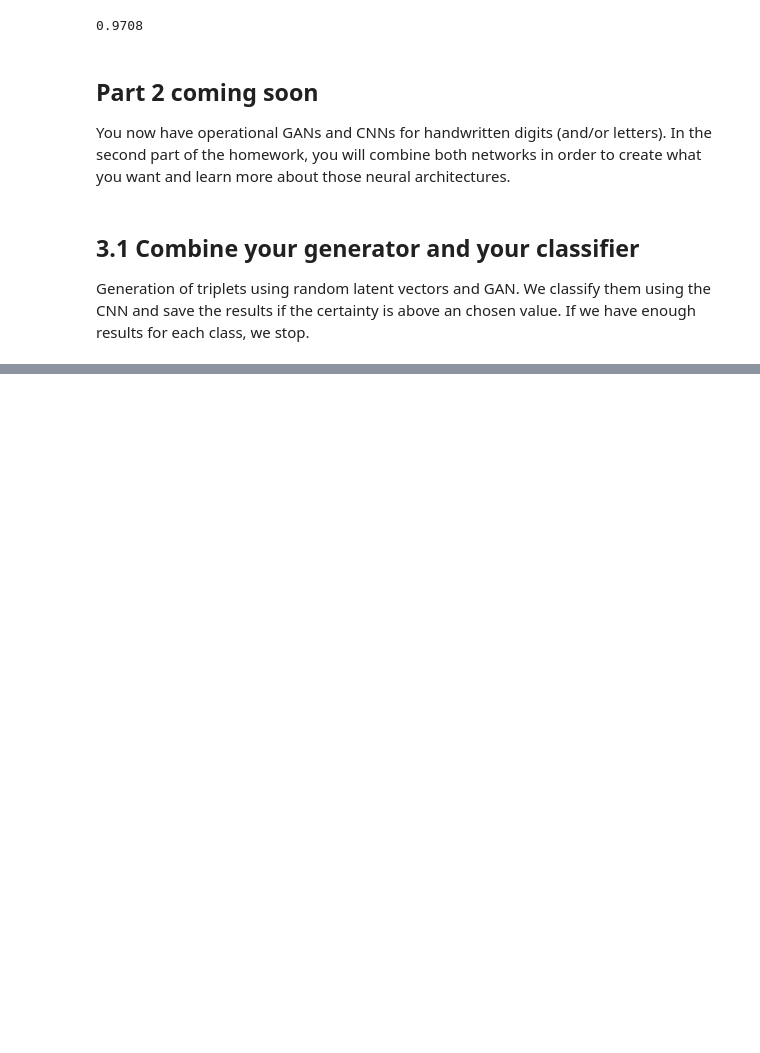
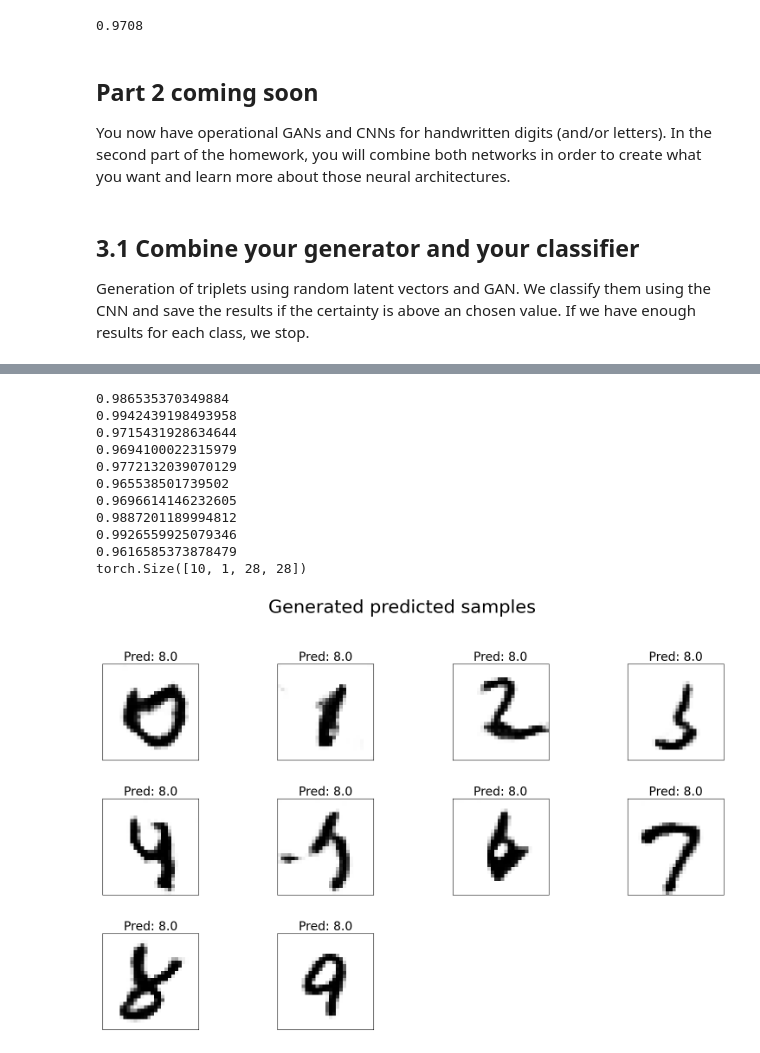
Before and after one commit to GiovanniFaldani/AlgorithmsInDataScience-Homework, a Jupyter notebook: HW3 - GAN and CNN part 1 - v2.ipynb, the cells around one changed output, grey strips where cells are left out. Saved outputs shown, nothing was run; the diff lists cells and outputs as text; code cells hidden in the pictures; blank space fills up the shorter version.

```diff
--- a/HW3 - GAN and CNN part 1 - v2.ipynb
+++ b/HW3 - GAN and CNN part 1 - v2.ipynb
@@ -1158 +1215,30 @@ showImages(average_images, generated=True, predicted=True, predicted_labels=labe
+# %%
+best_images = torch.randn(0)
+best_tensor = torch.randn(0)
+
+for i in range(10):
+    index = np.argmax(new_certanties[i])
+    print(new_certanties[i][index])
+    tensor_to_cat = new_tensor[i][index].view(1, 100)
+    best_tensor = torch.cat((best_tensor, tensor_to_cat), 0)
+
+    fake = generator(best_tensor[i]).detach().cpu()
+    image_to_cat = fake.view(1, 1, 28, 28)
+    best_images = torch.cat((best_images, image_to_cat), 0)
+
+print(best_images.size())
+showImages(best_images, generated=True, predicted=True, predicted_labels=labels_tensor)
+# %% [output]
+0.986535370349884
+0.9942439198493958
+0.9715431928634644
+0.9694100022315979
+0.9772132039070129
+0.965538501739502
+0.9696614146232605
+0.9887201189994812
+0.9926559925079346
+0.9616585373878479
+torch.Size([10, 1, 28, 28])
+[figure, added]
 # %%
```
Also changed, not shown: parts of 6 cells of this notebook.
